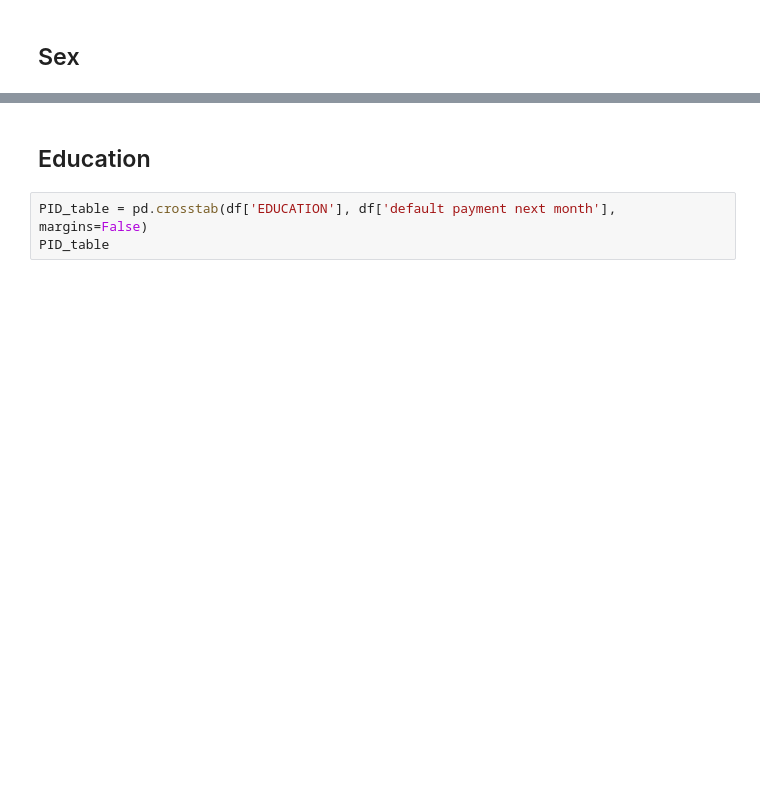
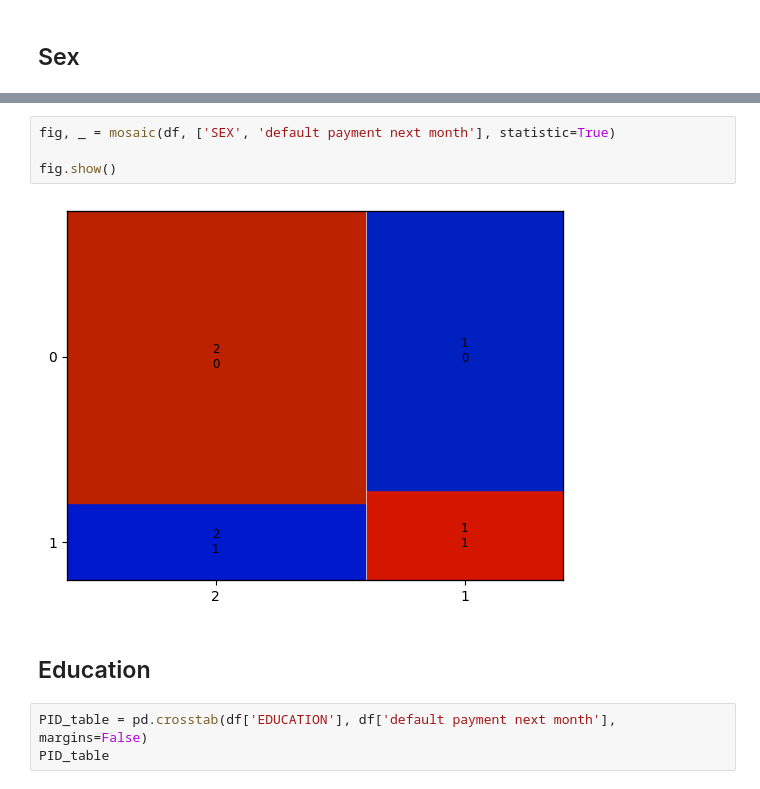
Before and after one commit to MaximeBoulat/AAI500-TeamProject, a Jupyter notebook: MaxNotebook.ipynb, the cells around one changed output, grey strips where cells are left out. Drawn from its saved outputs; the diff is of its cells as text; blank space fills up the shorter version.

```diff
--- a/MaxNotebook.ipynb
+++ b/MaxNotebook.ipynb
@@ -134,3 +183,9 @@ PID_table
+# %%
+fig, _ = mosaic(df, ['SEX', 'default payment next month'], statistic=True)
+
+fig.show()
+# %% [output]
+[figure, added]
 # %% [markdown]
 ## Education
 # %%
```
Also changed, not shown: parts of 27 cells of this notebook.
